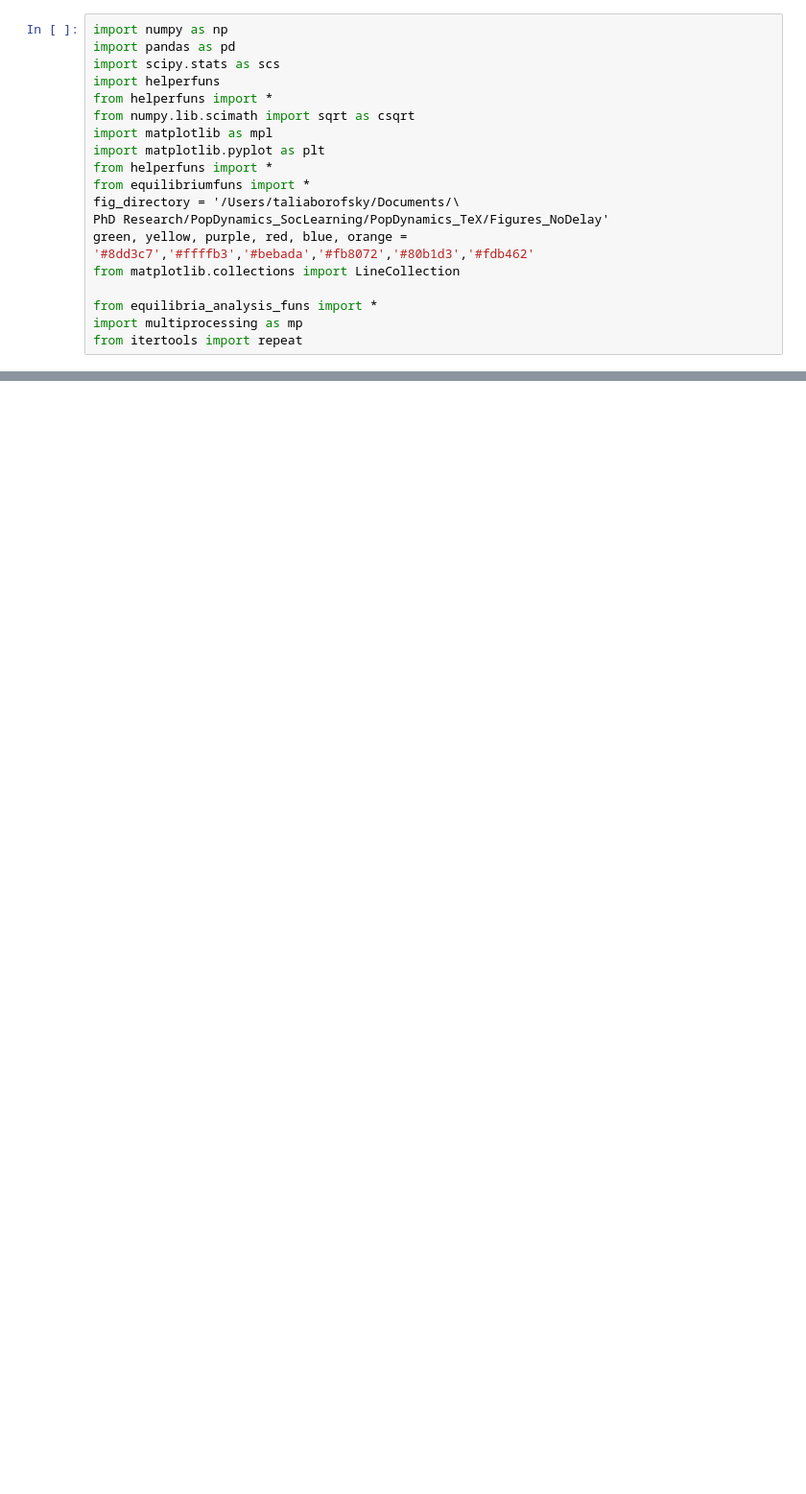
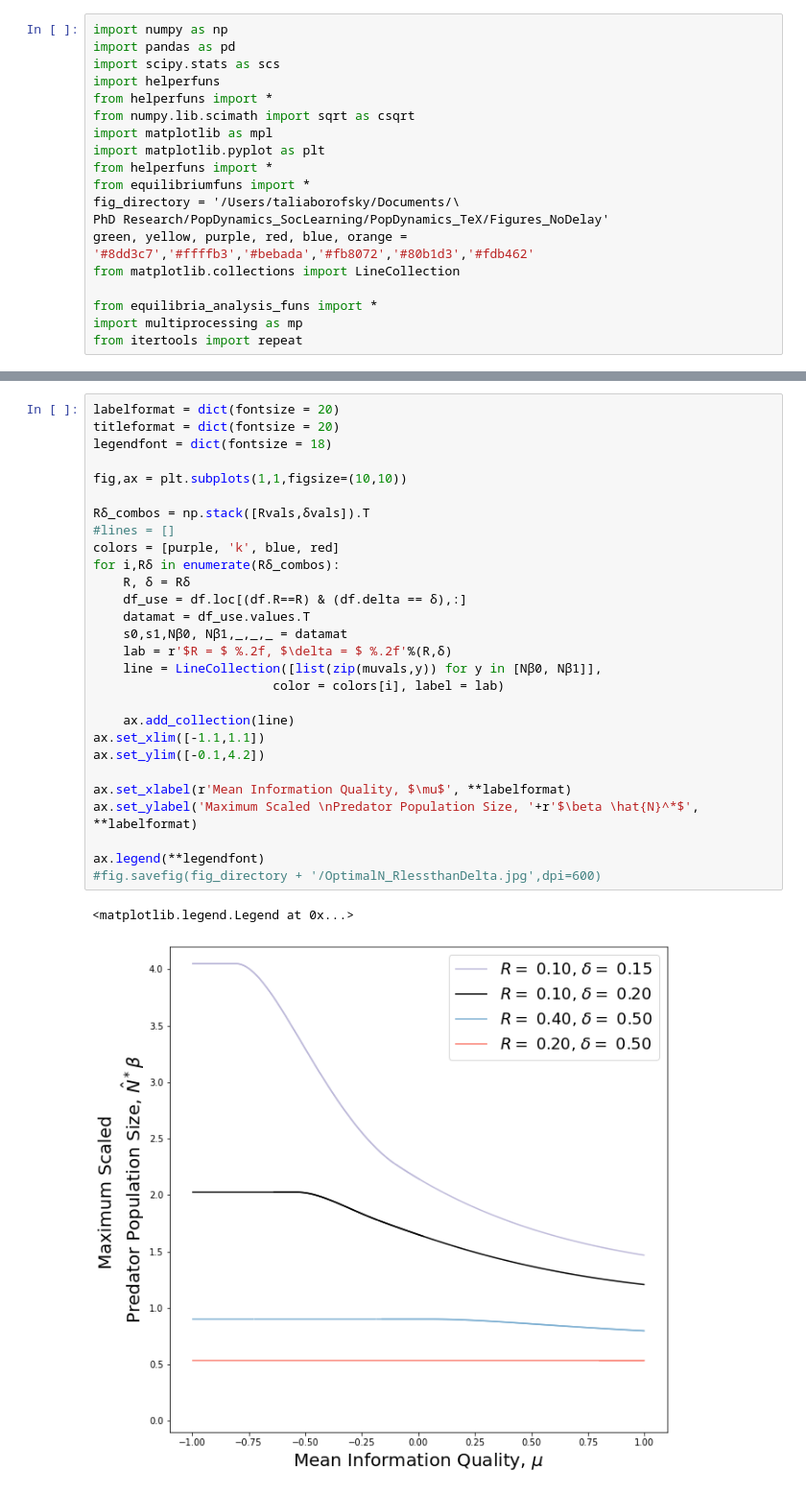
Before and after one commit to taliaborofsky/PopDyn_NoDelay, a Jupyter notebook: Analysis_Optimal_s.ipynb, the cells around one changed output, grey strips where cells are left out. Shown at 96% size. Drawn from its saved outputs; the diff is of its cells as text; blank space fills up the shorter version.

```diff
--- a/Analysis_Optimal_s.ipynb
+++ b/Analysis_Optimal_s.ipynb
@@ -49 +109,32 @@ Number of processors:  24
+# %%
+labelformat = dict(fontsize = 20)
+titleformat = dict(fontsize = 20)
+legendfont = dict(fontsize = 18)
+
+fig,ax = plt.subplots(1,1,figsize=(10,10))
+
+Rδ_combos = np.stack([Rvals,δvals]).T
+#lines = []
+colors = [purple, 'k', blue, red]
+for i,Rδ in enumerate(Rδ_combos):
+    R, δ = Rδ
+    df_use = df.loc[(df.R==R) & (df.delta == δ),:]
+    datamat = df_use.values.T
+    s0,s1,Nβ0, Nβ1,_,_,_ = datamat
+    lab = r'$R = $ %.2f, $\delta = $ %.2f'%(R,δ)
+    line = LineCollection([list(zip(muvals,y)) for y in [Nβ0, Nβ1]],
+                        color = colors[i], label = lab)
+
+    ax.add_collection(line)
+ax.set_xlim([-1.1,1.1])
+ax.set_ylim([-0.1,4.2])
+
+ax.set_xlabel(r'Mean Information Quality, $\mu$', **labelformat)
+ax.set_ylabel('Maximum Scaled \nPredator Population Size, '+r'$\beta \hat{N}^*$', **labelformat)
+
+ax.legend(**legendfont)
+#fig.savefig(fig_directory + '/OptimalN_RlessthanDelta.jpg',dpi=600)
+# %% [output]
+<matplotlib.legend.Legend at 0x...>
+[figure, added]
 # %%
```
Also changed, not shown: parts of 17 cells of this notebook.
